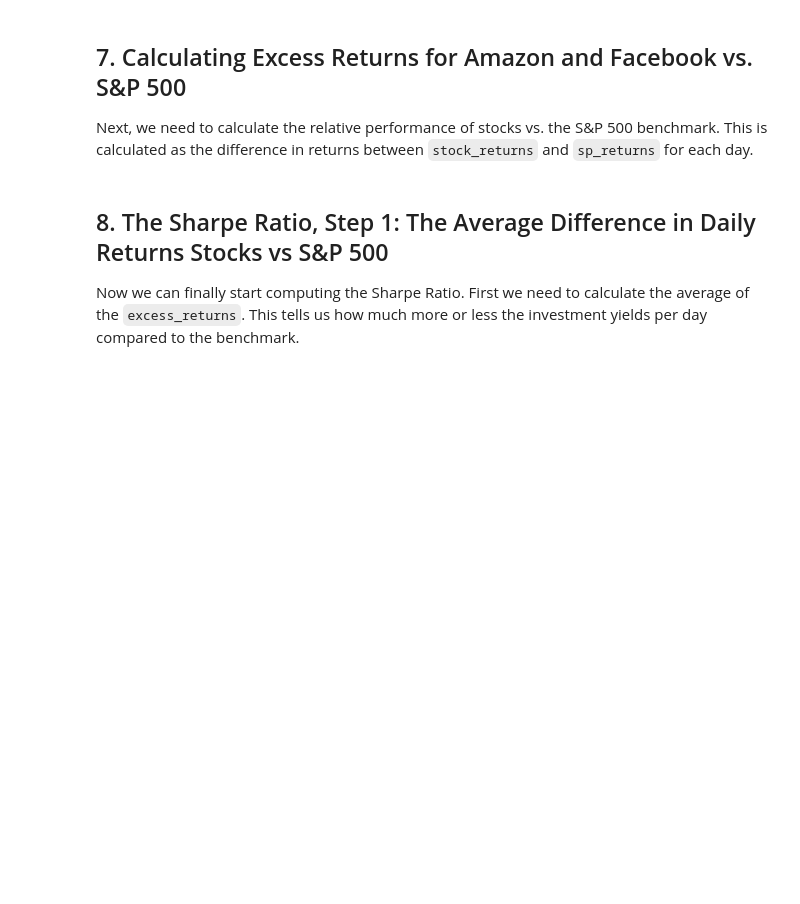
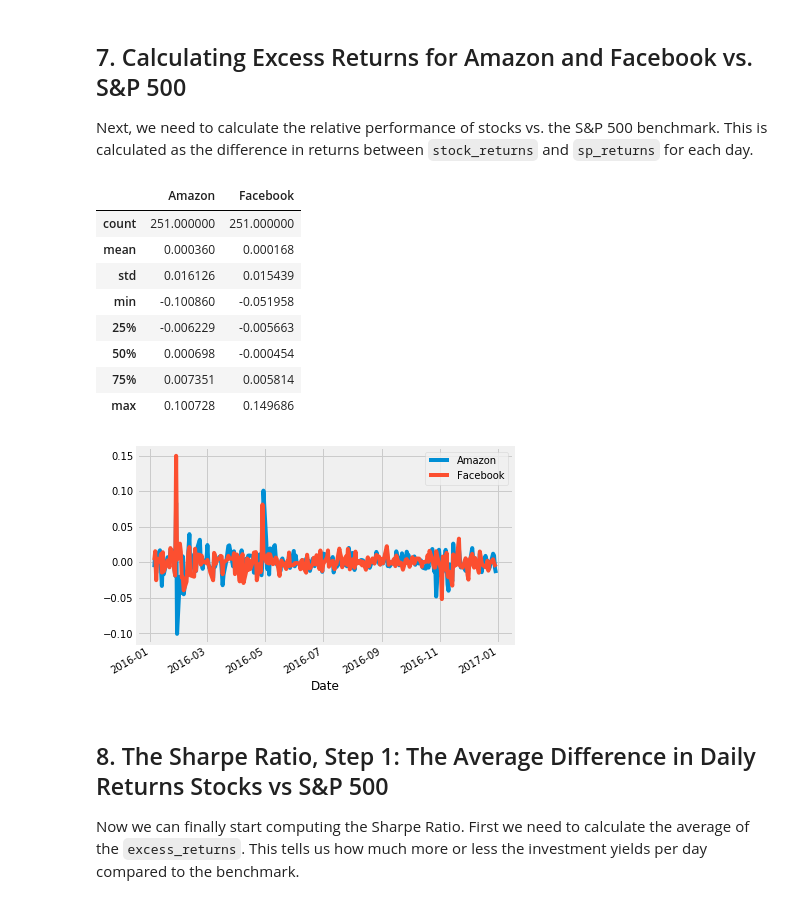
Before and after one commit to leighirving/sharpe-ratio, a Jupyter notebook: notebook.ipynb, the cells around one changed output. Cells and saved outputs as stored; diff of their text form; code cells hidden in the pictures; blank space fills up the shorter version.

Commit message:
Calculate, plot and describe the difference between stock_returns and sp_returns

```diff
--- a/notebook.ipynb
+++ b/notebook.ipynb
@@ -145,14 +145,25 @@ Name: S&P 500, dtype: float64
 <p>Next, we need to calculate the relative performance of stocks vs. the S&amp;P 500 benchmark. This is calculated as the difference in returns between <code>stock_returns</code> and <code>sp_returns</code> for each day.</p>
 # %%
 # calculate the difference in daily returns
-excess_returns = ...
+excess_returns = stock_returns.sub(sp_returns, axis=0)
 
 # plot the excess_returns
-# ... YOUR CODE FOR TASK 7 HERE ...
+excess_returns.plot()
 
 
 # summarize the excess_returns
-# ... YOUR CODE FOR TASK 7 HERE ...
+excess_returns.describe()
+# %% [output]
+|  | Amazon | Facebook |
+| count | 251.000000 | 251.000000 |
+| mean | 0.000360 | 0.000168 |
+| std | 0.016126 | 0.015439 |
+| min | -0.100860 | -0.051958 |
+| 25% | -0.006229 | -0.005663 |
+| 50% | 0.000698 | -0.000454 |
+| 75% | 0.007351 | 0.005814 |
+| max | 0.100728 | 0.149686 |
+[figure, added]
 # %% [markdown]
 ## 8. The Sharpe Ratio, Step 1: The Average Difference in Daily Returns Stocks vs S&P 500
 <p>Now we can finally start computing the Sharpe Ratio. First we need to calculate the average of the <code>excess_returns</code>. This tells us how much more or less the investment yields per day compared to the benchmark.</p>
```
